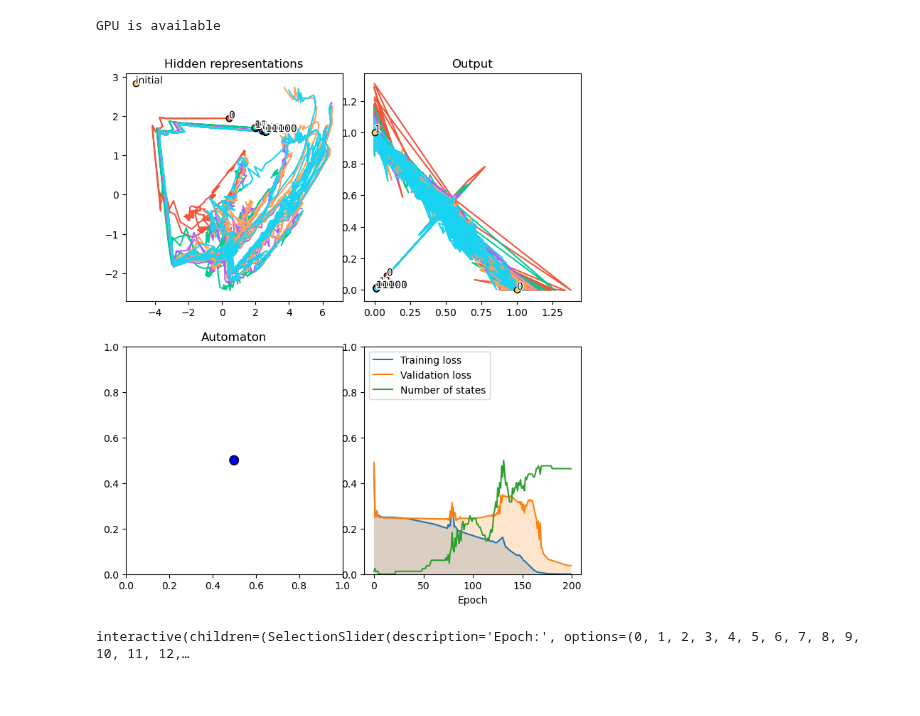
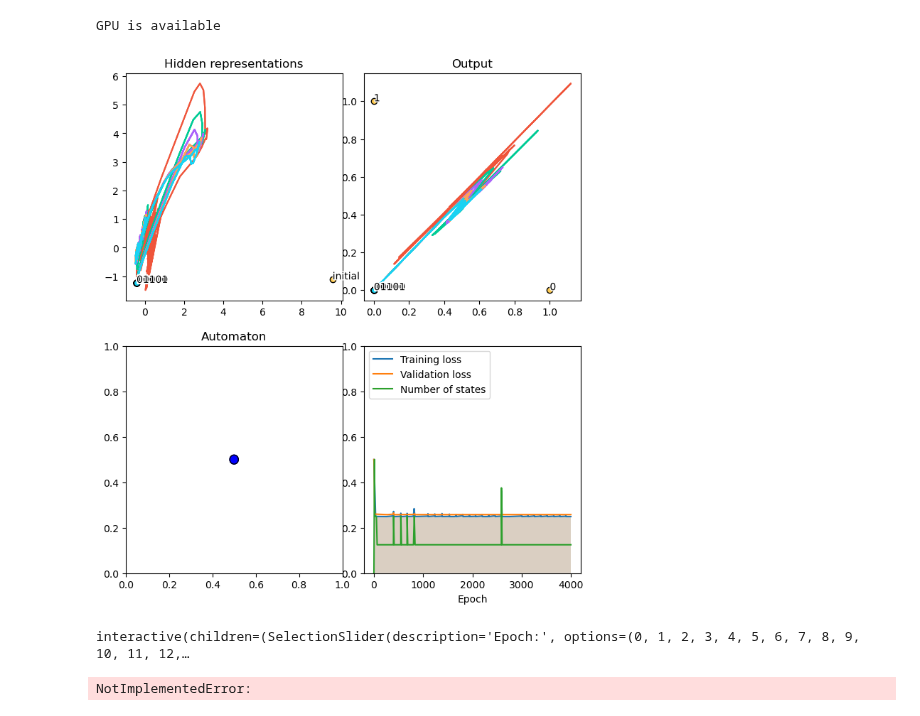
Before and after one commit to loekvanrossem/rnn_structure, a Jupyter notebook: RNN/main.ipynb, the cells around one changed output. Saved outputs shown, nothing was run; the diff lists cells and outputs as text; code cells hidden in the pictures.

```diff
--- a/RNN/main.ipynb
+++ b/RNN/main.ipynb
@@ -79,10 +86,11 @@ model = Model(
     encoding=encoding,
     input_size=2,
     output_size=2,
-    hidden_dim=100,
-    n_layers=1,
+    hidden_dim=P,
+    n_layers=L,
     device=device,
-    init_std=0.003,
+    nonlinearity=nonlinearity,
+    gain=gain,
     # output_noise=0.01,
 )
 
@@ -151,22 +159,21 @@ class WeightChangeTracker(Tracker):
         self.last_weights = new_weights
 # %%
 ## Setup compiler
-
-# Define hyperparameters
-n_epochs = 200
-lr = 0.0015
-
-# Define Loss, Optimizer
 criterion = nn.MSELoss()
-optimizer = torch.optim.Adam(model.parameters(), lr=lr)
+optimizer = torch.optim.Adam(model.parameters(), lr=lr, weight_decay=0.01)
 compiler = Compiler(model, criterion, optimizer)
 initial_hidden = model.init_hidden(batch_size=1)[-1]
 compiler.trackers = {
     "loss": ScalarTracker(lambda: compiler.validation(tracked_datasets)),
     "hidden": ActivationTracker(
-        model, lambda inputs: model(inputs)[1][-1], initial=lambda: initial_hidden
+        model,
+        lambda inputs: model(inputs)[1][-1],
+        tracked_datasets,
+        initial=lambda: initial_hidden,
     ),
-    "output": ActivationTracker(model, lambda inputs: model(inputs)[0]),
+    "output": ActivationTracker(
+        model, lambda inputs: model(inputs)[0], tracked_datasets
+    ),
     # "output_grad": ActivationTracker(
     #     model, lambda inputs: jacobian(lambda x: model(x)[0], inputs)
     # ),
@@ -179,34 +186,33 @@ compiler.training_run(
     train_datasets, tracked_datasets, n_epochs=n_epochs, batch_size=1000
 )
 # %%
+mod = 1
+
 ## Visualize automaton dynamics
 data_hid = compiler.trackers["hidden"].get_trace()
 data_output = compiler.trackers["output"].get_trace()
 query = "Epoch >= 0"
+query = f"Epoch % {mod} == 0"
 query += "and (Dataset != 0)"
 query += "and (Dataset <= 5)"
 data_hid = data_hid.query(query).copy()
 data_output = data_output.query(query).copy()
 
+epochs = list(set(data_hid.index.get_level_values("Epoch")))
+epochs.sort()
+
 std = float(np.linalg.norm(data_hid.std()))
 
 automaton_history = to_automaton_history(
-    data_hid, data_output, merge_distance=0.05 * std
+    data_hid, data_output, merge_distance=0.2 * std
 )
 
 loss = compiler.trackers["loss"].get_trace()
 val_loss = loss.query("Dataset==0")[0].to_numpy()
 train_loss = loss.query("Dataset>0").groupby("Epoch").mean()
 
-# mergers = np.array(automaton_history.get_state_changes()[0])
-# splits = np.array(automaton_history.get_state_changes()[1])
 n_states = np.array([len(automaton.states) for automaton in automaton_history])
-# n_state_changes = np.abs(n_states[1:] - n_states[:-1])
-# n_state_changes = scipy.signal.savgol_filter(n_state_changes, 31, 2)
-# n_state_changes[n_state_changes < 0] = 0
 
-# dets = compiler.trackers["theta"].get_trace()
-# theta = dets.groupby("Epoch").sum()[0].to_numpy()
 weight_change = compiler.trackers["weight change"].get_trace().to_numpy().reshape(-1)
 
 animation = SliderAnimation(
@@ -214,36 +220,40 @@ animation = SliderAnimation(
         "Hidden representations": ActivationsAnimation(data_hid, transform="PCA"),
         "Output": ActivationsAnimation(
             data_output, transform="none", fixed_points=encoding.encoding
         ),
         "Automaton": AutomatonAnimation(automaton_history),
         "Loss": EpochAnimation(
             graphs={
                 "Training loss": train_loss,
                 "Validation loss": val_loss,
             },
             unitless_graphs={
                 "Number of states": n_states,
                 # "average distance": av_distances,
                 # "theta": theta,
                 # "weight change": weight_change,
                 # "state changes": n_state_changes,
             },
             # x_bounds=(0, 800),
             y_bounds=(0, 1),
         ),
     },
-    parameters=list(set(data_hid.index.get_level_values("Epoch"))),
+    parameters=epochs,
     parameter_name="Epoch",
     fig_size=4,
 )
 
 
 # TODO Plot map A(h)
 # TODO Plot pairwise distances
 # TODO Plot total theta
 # %% [output]
-[figure, old version]
+[figure, new version]
 interactive(children=(SelectionSlider(description='Epoch:', options=(0, 1, 2, 3, 4, 5, 6, 7, 8, 9, 10, 11, 12,…
+# %%
+raise NotImplementedError
+# %% [output]
+NotImplementedError:
 # %%
 # animation.to_gif("animation", step_size=int(len(train_loss) / 1000))
 # %%
```
Also changed, not shown: parts of 7 cells of this notebook, 24 other files.
